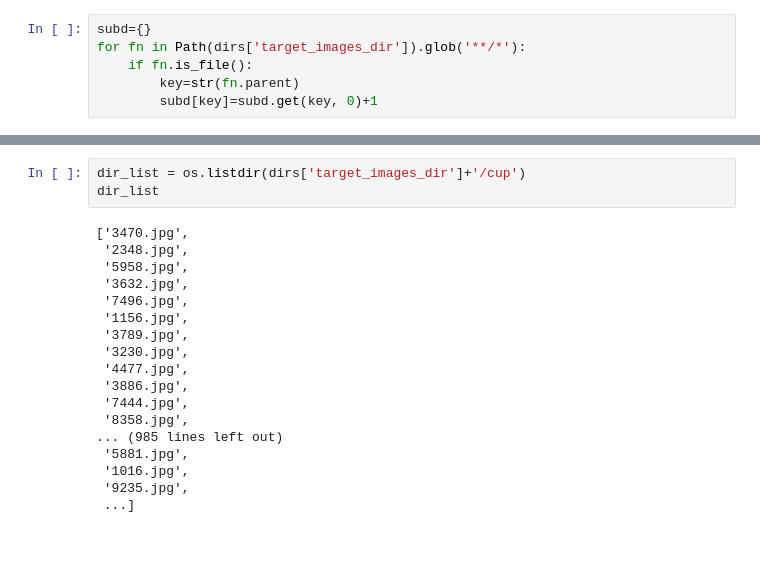
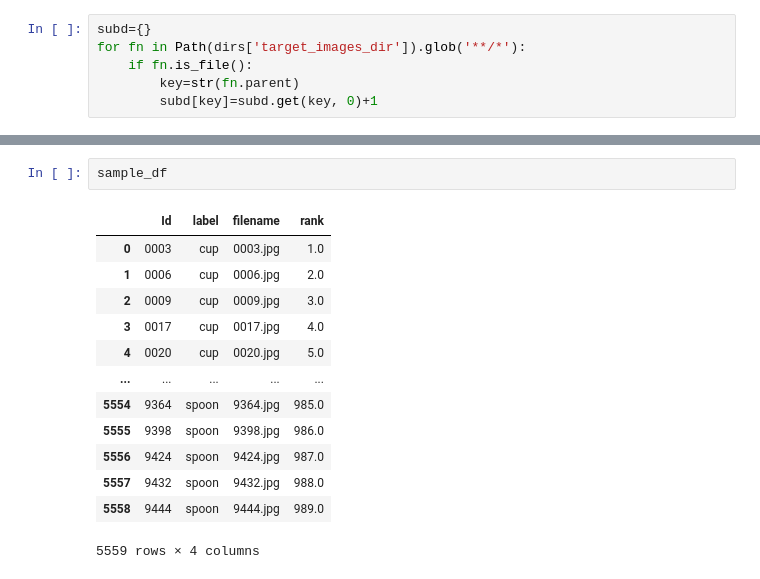
Before and after one commit to ChanTheDataExplorer/kitchenware-classification-project, a Jupyter notebook: notebook.ipynb, the cells around one changed output, grey strips where cells are left out. Saved outputs shown, nothing was run; the diff lists cells and outputs as text; blank space fills up the shorter version.

```diff
--- a/notebook.ipynb
+++ b/notebook.ipynb
@@ -538,21 +523,16 @@ subd
-# %%
-dir_list = os.listdir(dirs['target_images_dir']+'/cup')
-dir_list
-# %% [output]
-['3470.jpg',
- '2348.jpg',
- '5958.jpg',
- '3632.jpg',
- '7496.jpg',
- '1156.jpg',
- '3789.jpg',
- '3230.jpg',
- '4477.jpg',
- '3886.jpg',
- '7444.jpg',
- '8358.jpg',
-... (985 lines left out)
- '5881.jpg',
- '1016.jpg',
- '9235.jpg',
- ...]
+# %%
+sample_df
+# %% [output]
+|  | Id | label | filename | rank |
+| 0 | 0003 | cup | 0003.jpg | 1.0 |
+| 1 | 0006 | cup | 0006.jpg | 2.0 |
+| 2 | 0009 | cup | 0009.jpg | 3.0 |
+| 3 | 0017 | cup | 0017.jpg | 4.0 |
+| 4 | 0020 | cup | 0020.jpg | 5.0 |
+| ... | ... | ... | ... | ... |
+| 5554 | 9364 | spoon | 9364.jpg | 985.0 |
+| 5555 | 9398 | spoon | 9398.jpg | 986.0 |
+| 5556 | 9424 | spoon | 9424.jpg | 987.0 |
+| 5557 | 9432 | spoon | 9432.jpg | 988.0 |
+| 5558 | 9444 | spoon | 9444.jpg | 989.0 |
+5559 rows × 4 columns
```
Also changed, not shown: parts of 17 cells of this notebook, 2 other files.
